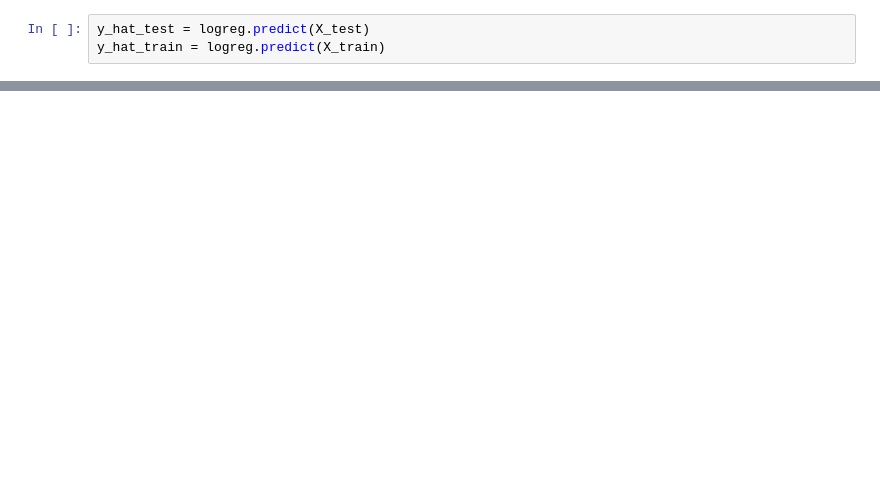
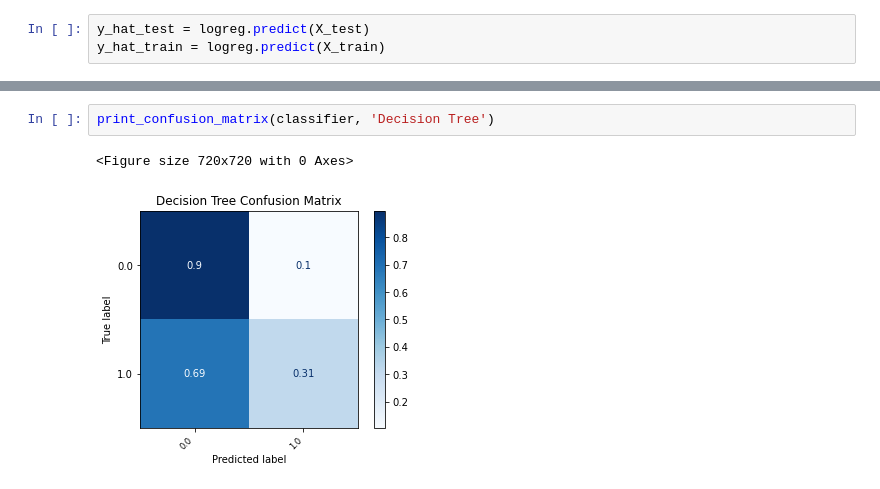
Before and after one commit to msf894/churn-analysis, a Jupyter notebook: Data Modeling.ipynb, the cells around one changed output, grey strips where cells are left out. Saved outputs shown, nothing was run; the diff lists cells and outputs as text; blank space fills up the shorter version.

```diff
--- a/Data Modeling.ipynb
+++ b/Data Modeling.ipynb
@@ -96,0 +141,5 @@ print_confusion_matrix(model_log, 'Logistic Regression')
+# %%
+print_confusion_matrix(classifier, 'Decision Tree')
+# %% [output]
+<Figure size 720x720 with 0 Axes>
+[figure, added]
```
Also changed, not shown: parts of 13 cells of this notebook.
